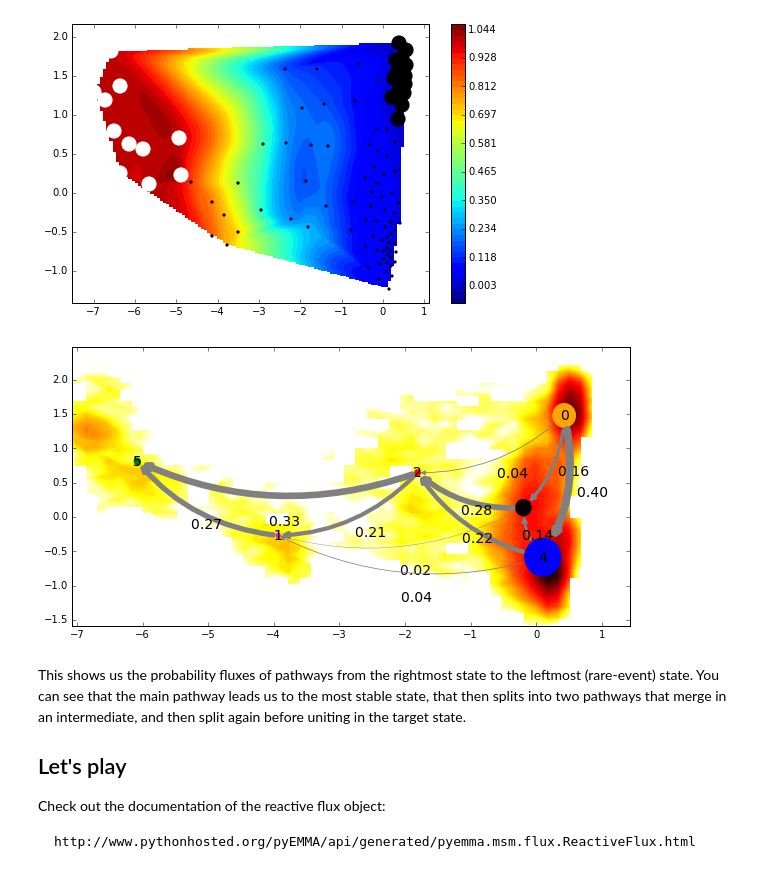
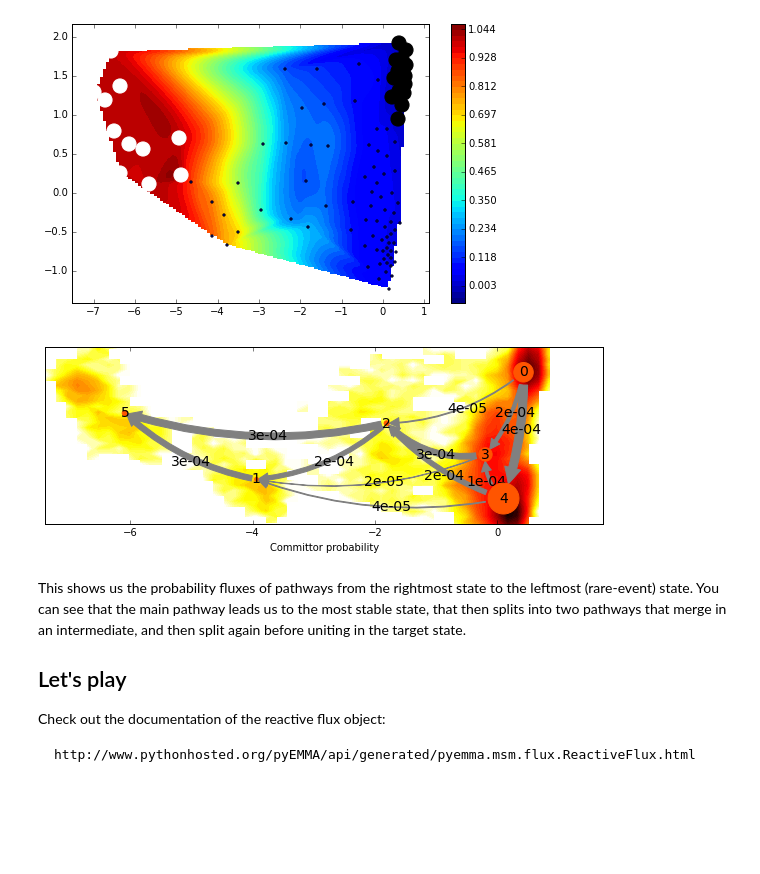
Before and after one commit to markovmodel/PyEMMA_IPython, a Jupyter notebook: TPT/TPT_BPTI.ipynb, the cells around one changed output. Cells and saved outputs as stored; diff of their text form; code cells hidden in the pictures; blank space fills up the shorter version.

```diff
--- a/TPT/TPT_BPTI.ipynb
+++ b/TPT/TPT_BPTI.ipynb
@@ -44,7 +44,7 @@ Load discrete trajectories, clustercenters and histogram
 Here we directly start by loading the discrete trajectories, clustercenters and the data histogram. Then we build a Markov state model for model as in the estimate-part:
 # %%
 #load discrete trajectories
-indir = 'data/'
+indir = 'BPTI_data/'
 infiles = [os.path.join(indir, filename) for filename in os.listdir(indir)];
 dtrajs = []
 for filename in infiles:
@@ -125,12 +125,11 @@ avgpos = np.zeros((6,2))
 avgpos[:,0] = shortcuts.avg_by_set(cc_x, cg)
 avgpos[:,1] = shortcuts.avg_by_set(cc_y, cg)
 # %%
-figure(figsize=(10,5))
-contourf(F.T, 50, cmap=plt.cm.hot, extent=extent)
-shortcuts.plot_network(1000.0*cgflux.net_flux, avgpos, cgflux.stationary_distribution,
-                       statecolors=cols, arrowscale=20.0, figscale=1.5, arrowlabel_format="%10.2f")
+f_size = figure(figsize=(10,5))
+cf=contourf(F.T, 50, cmap=plt.cm.hot, extent=extent, fig=f_size,zorder=0)
+_ = mpl.plot_flux(cgflux, avgpos, cgflux.stationary_distribution,max_width=10,max_height=7)
 # %% [output]
-[figure, old version]
+[figure, new version]
 # %% [markdown]
 This shows us the probability fluxes of pathways from the rightmost state to the leftmost (rare-event) state. You can see that the main pathway leads us to the most stable state, that then splits into two pathways that merge in an intermediate, and then split again before uniting in the target state.
 
```
Also changed, not shown: 18 other files.
